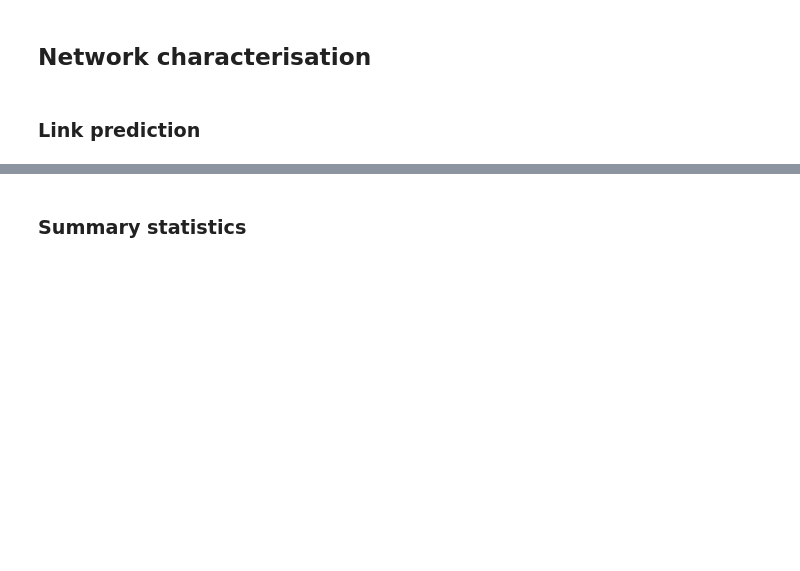
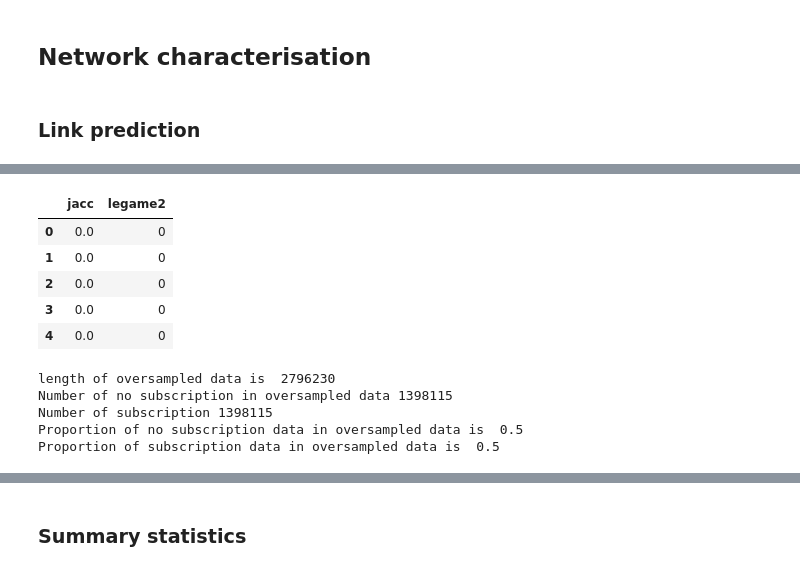
Before and after one commit to testalorenzo/crunch_net, a Jupyter notebook: notebook/crunch_up.ipynb, the cells around one changed output, grey strips where cells are left out. Saved outputs shown, nothing was run; the diff lists cells and outputs as text; code cells hidden in the pictures; blank space fills up the shorter version.

```diff
--- a/notebook/crunch_up.ipynb
+++ b/notebook/crunch_up.ipynb
@@ -191,0 +257,32 @@ for u, v, p in jacc:
+# %%
+ootrial = nx.Graph([(u,v,d) for u,v,d in orgorgsingle.edges(data=True) if d['anno'] in range(2000,2019)])
+ootest = nx.Graph([(u,v,d) for u,v,d in orgorgsingle.edges(data=True) if d['anno'] in range (2000,2020)])
+# %%
+import random
+col1 = []
+col2 = []
+jacqtrial = []
+legame = []
+legame2 = []
+ootrn = list(ootrial.nodes)
+random.seed(10)
+ootrns = random.sample(ootrn, 2000)
+for u in tqdm(ootrns):
+    for v in ootrns:
+        if u!=v:
+            j = nx.jaccard_coefficient(ootrial, [(u,v)])
+            for u,v,p in j:
+                if u>v:
+                    col1.append(u)
+                    col2.append(v)
+                    jacqtrial.append(p)
+                    if ootrial.has_edge(u, v):
+                        legame.append(1)
+                    else:
+                        legame.append(0)
+                    if ootest.has_edge(u,v):
+                        legame2.append(1)
+                    else:
+                        legame2.append(0)
+# %%
+dfpred = pd.DataFrame({'col1': col1, 'col2': col2, 'jacc': jacqtrial, 'legame': legame, 'legame2':legame2})
@@ -191,0 +293,2 @@ for u, v, p in jacc:
+# %%
+dfpred2 = dfpred[dfpred['legame']== 0]
@@ -191,0 +319,33 @@ for u, v, p in jacc:
+# %%
+dfpred3 = dfpred2[['jacc','legame2']]
+dfpred3.head()
+# %% [output]
+|  | jacc | legame2 |
+| 0 | 0.0 | 0 |
+| 1 | 0.0 | 0 |
+| 2 | 0.0 | 0 |
+| 3 | 0.0 | 0 |
+| 4 | 0.0 | 0 |
+# %%
+##oversampling
+X = dfpred3.loc[:, dfpred3.columns != 'legame2']
+y = dfpred3.loc[:, dfpred3.columns == 'legame2']
+from imblearn.over_sampling import SMOTE
+os = SMOTE(random_state=0)
+X_train, X_test, y_train, y_test = train_test_split(X, y, test_size=0.3, random_state=0)
+columns = X_train.columns
+os_data_X,os_data_y=os.fit_resample(X_train, y_train)
+os_data_X = pd.DataFrame(data=os_data_X,columns=columns )
+os_data_y= pd.DataFrame(data=os_data_y,columns=['legame2'])
+# we can Check the numbers of our data
+print("length of oversampled data is ",len(os_data_X))
+print("Number of no subscription in oversampled data",len(os_data_y[os_data_y['legame2']==0]))
+print("Number of subscription",len(os_data_y[os_data_y['legame2']==1]))
+print("Proportion of no subscription data in oversampled data is ",len(os_data_y[os_data_y['legame2']==0])/len(os_data_X))
+print("Proportion of subscription data in oversampled data is ",len(os_data_y[os_data_y['legame2']==1])/len(os_data_X))
+# %% [output]
+length of oversampled data is  2796230
+Number of no subscription in oversampled data 1398115
+Number of subscription 1398115
+Proportion of no subscription data in oversampled data is  0.5
+Proportion of subscription data in oversampled data is  0.5
```
Also changed, not shown: parts of 29 cells of this notebook.
